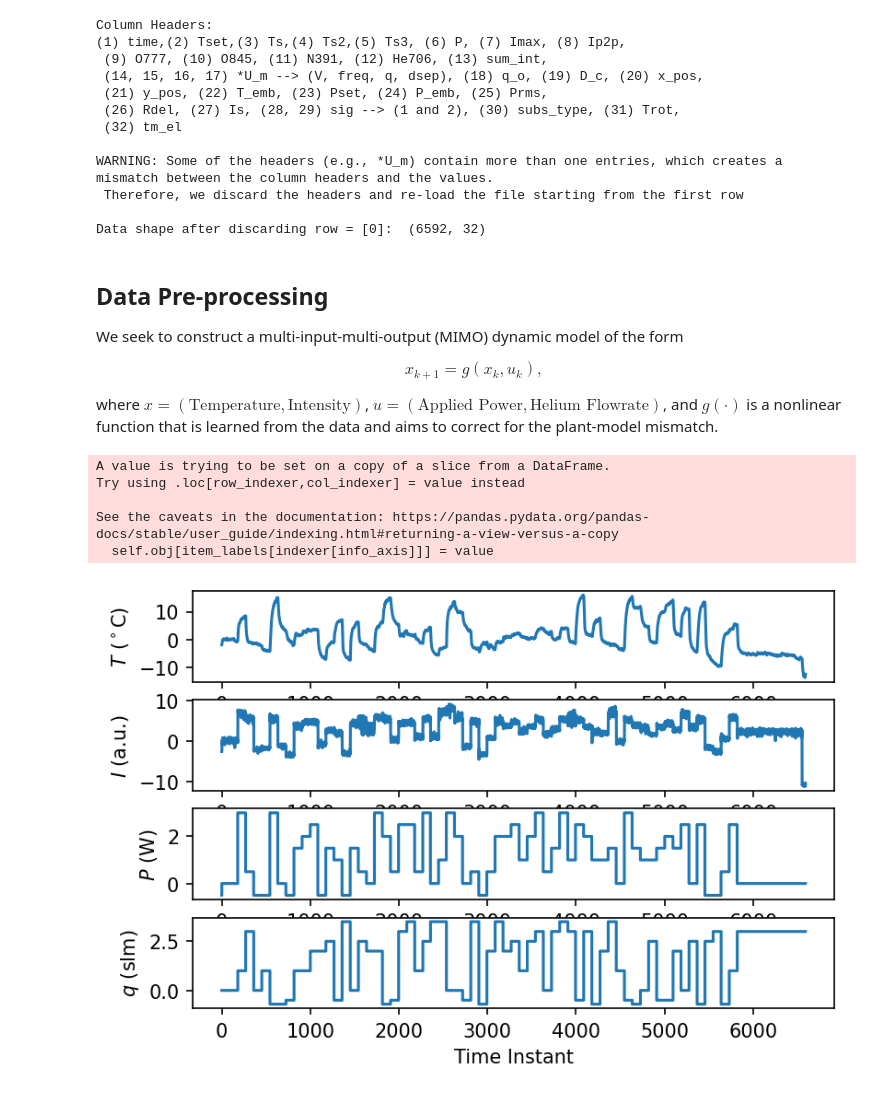
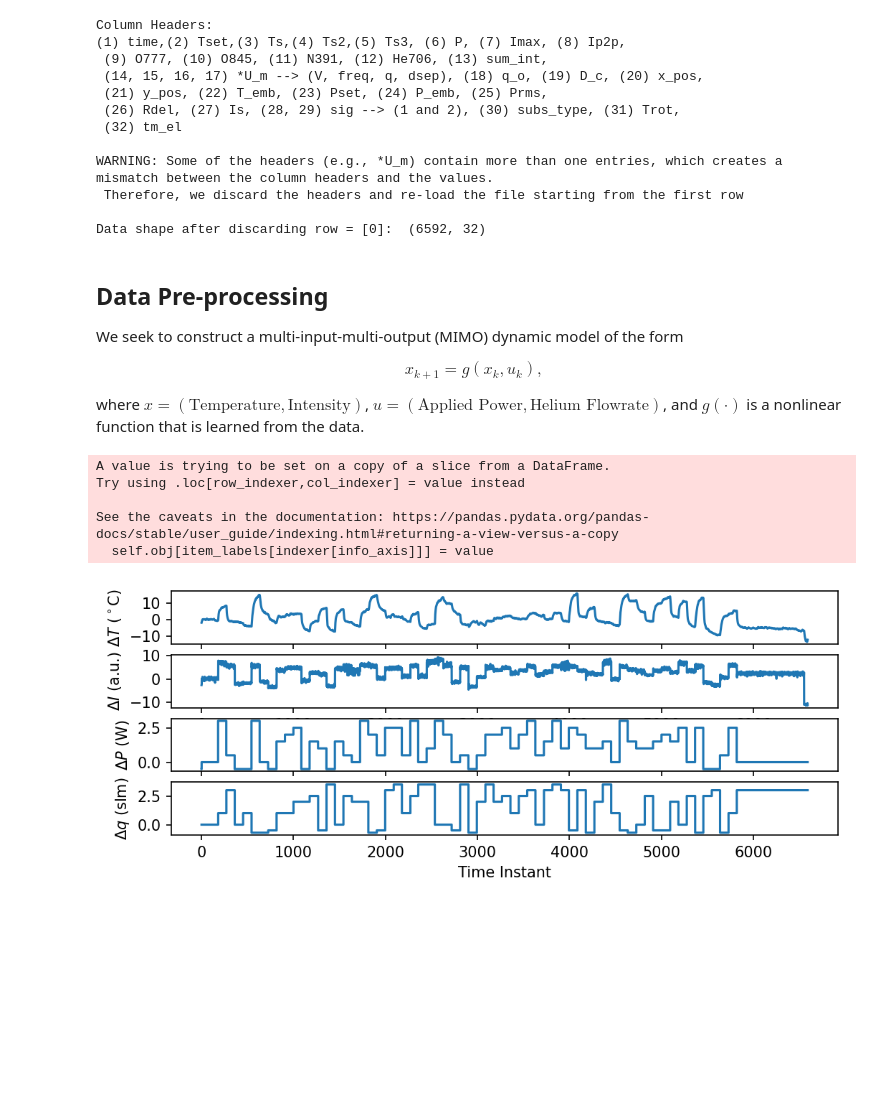
Before and after one commit to adbonzanini/ML-for-plasmas, a Jupyter notebook: APPJ_Dynamic_Model/APPJ_Dynamic_Modeling_GP.ipynb, the cells around one changed output. Saved outputs shown, nothing was run; the diff lists cells and outputs as text; code cells hidden in the pictures; blank space fills up the shorter version.

Commit message:
modified GP modeling

```diff
--- a/APPJ_Dynamic_Model/APPJ_Dynamic_Modeling_GP.ipynb
+++ b/APPJ_Dynamic_Model/APPJ_Dynamic_Modeling_GP.ipynb
@@ -62,43 +62,43 @@ We seek to construct a multi-input-multi-output (MIMO) dynamic model of the form
 \begin{align}
 x_{k+1} = g(x_k, u_k),
 \end{align}
-where $x = (\text{Temperature}, \text{Intensity})$, $u = (\text{Applied Power}, \text{Helium Flowrate})$, and $g(\cdot)$ is a nonlinear function that is learned from the data and aims to correct for the plant-model mismatch.
+where $x = (\text{Temperature}, \text{Intensity})$, $u = (\text{Applied Power}, \text{Helium Flowrate})$, and $g(\cdot)$ is a nonlinear function that is learned from the data.
 # %%
 # Extract quantities of interest
 xData = data.iloc[:, [2, 12]]
 uData = data.iloc[:, [22, 15]]
 
 # Convert to deviation variables
 xss = xData.iloc[5:25, :].mean(axis=0)
 uss = uData.iloc[5:25, :].mean(axis=0)
 
 xData.iloc[:,0] = xData.iloc[:,0] - xss.iloc[0]
 xData.iloc[:,1] =20*(xData.iloc[:,1] - xss.iloc[1])/xData.iloc[:,1].max()
 uData = uData - uss
 
 # Plot time-series data
-plt.figure(dpi=150)
+plt.figure(dpi=150, figsize = (8,3))
 plt.subplot(411)
 plt.plot(range(0, len(xData.iloc[:,0])), xData.iloc[:,0])
-plt.ylabel('$T \ (^\circ$C)')
+plt.ylabel('$\Delta T \ (^\circ$C)')
 plt.subplot(412)
 plt.plot(range(0, len(xData.iloc[:,1])), xData.iloc[:,1])
-plt.ylabel('$I$ (a.u.)')
+plt.ylabel('$\Delta I$ (a.u.)')
 plt.subplot(413)
 plt.step(range(0, len(uData.iloc[:,0])), uData.iloc[:,0])
-plt.ylabel('$P$ (W)')
+plt.ylabel('$\Delta P$ (W)')
 plt.subplot(414)
 plt.step(range(0, len(uData.iloc[:,1])), uData.iloc[:,1])
-plt.ylabel('$q$ (slm)')
+plt.ylabel('$\Delta q$ (slm)')
 plt.xlabel('Time Instant')
 plt.show()
 # %% [output]
 A value is trying to be set on a copy of a slice from a DataFrame.
 Try using .loc[row_indexer,col_indexer] = value instead
 
 See the caveats in the documentation: https://pandas.pydata.org/pandas-docs/stable/user_guide/indexing.html#returning-a-view-versus-a-copy
   self.obj[item_labels[indexer[info_axis]]] = value
-[figure, old version]
+[figure, new version]
 # %%
 # Discard the last part of the time-series data
 p.kStart = 5
```
Also changed, not shown: parts of 11 cells of this notebook.
